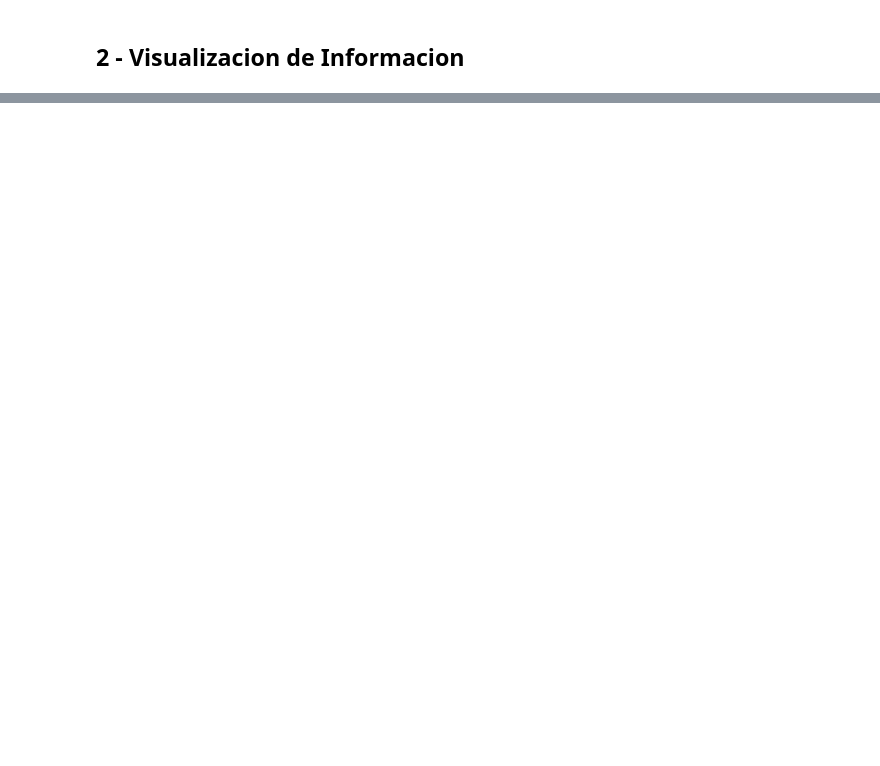
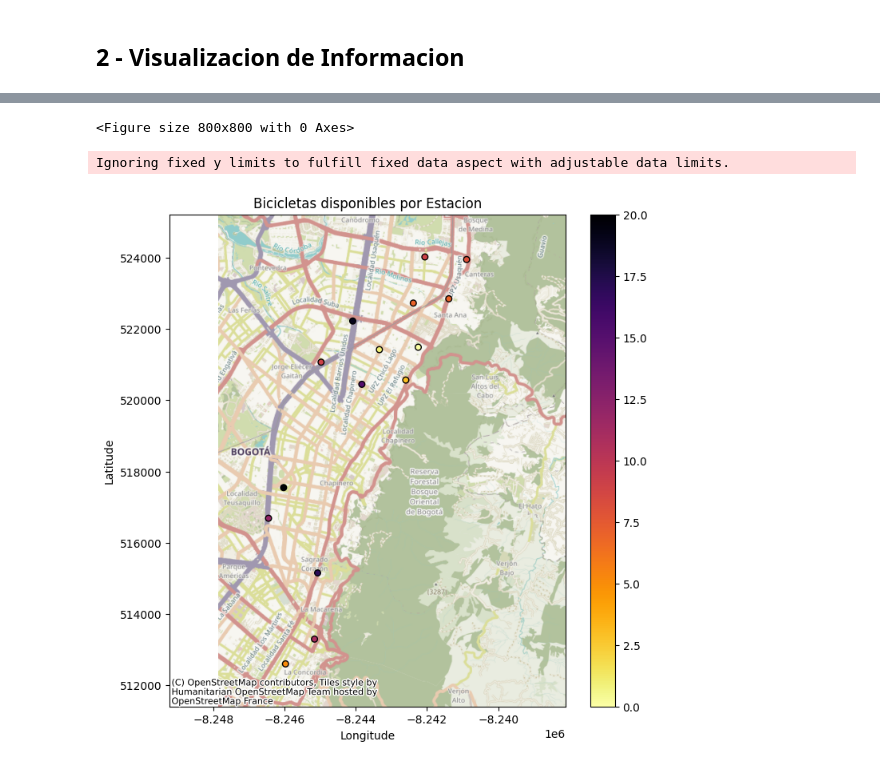
Before and after one commit to stefyperezg/smart-cities-tools, a Jupyter notebook: Active Mobility/get_gbfs_data.ipynb, the cells around one changed output, grey strips where cells are left out. Cells and saved outputs as stored; diff of their text form; code cells hidden in the pictures; blank space fills up the shorter version.

```diff
--- a/Active Mobility/get_gbfs_data.ipynb
+++ b/Active Mobility/get_gbfs_data.ipynb
@@ -152,0 +211,8 @@ utils.plot_map(station_info_status_df, 'num_docks_available', 'inferno_r', 'Dock
+# %%
+#Visualizar subsección de estaciones seleccionadas
+station_info_status_sub_df = selected_stations.merge(station_status_df, on='station_id', how='left')
+utils.plot_map(station_info_status_sub_df, 'num_bikes_available', 'inferno_r', 'Bicicletas disponibles por Estacion')
+# %% [output]
+<Figure size 800x800 with 0 Axes>
+Ignoring fixed y limits to fulfill fixed data aspect with adjustable data limits.
+[figure, added]
```
Also changed, not shown: parts of 20 cells of this notebook, 7 other files.
